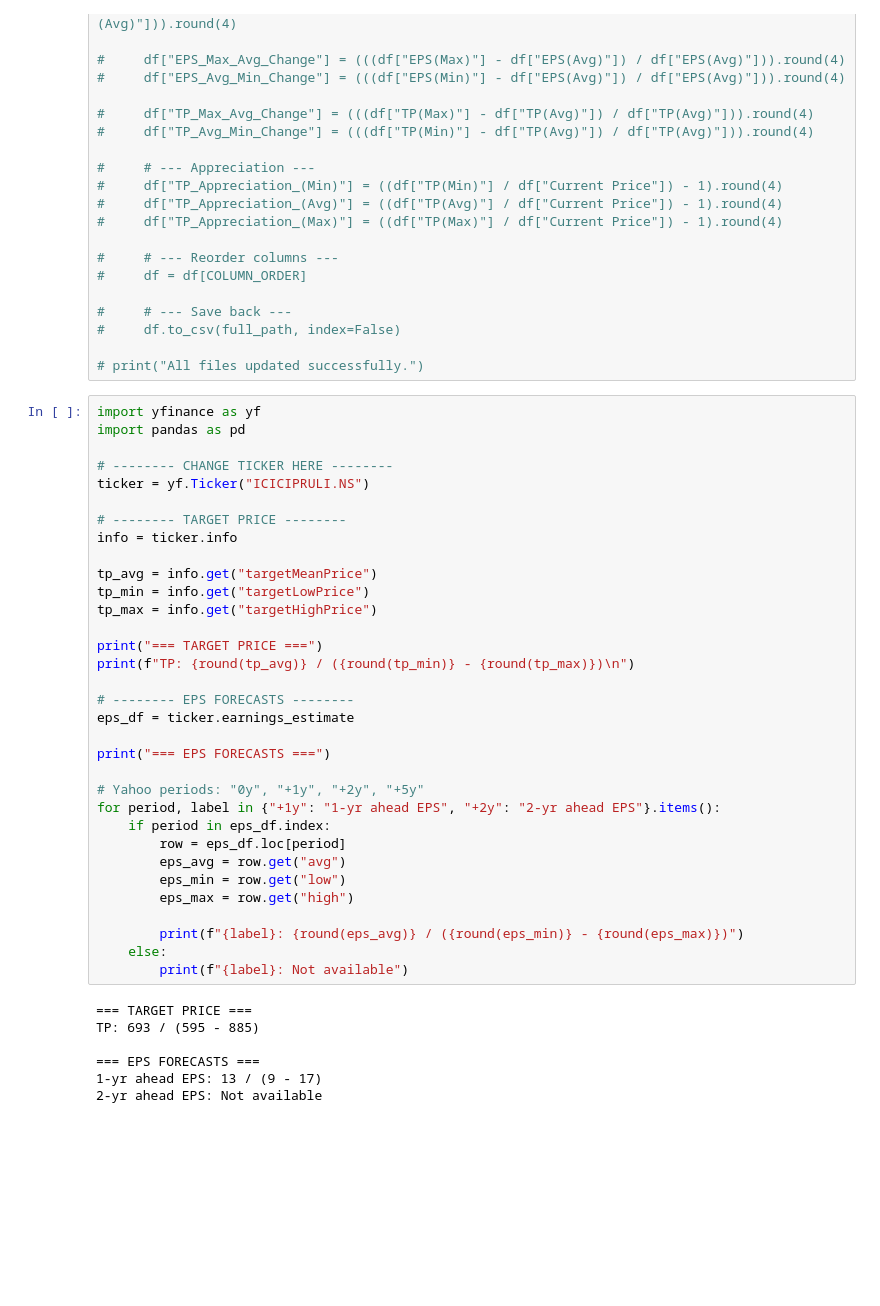
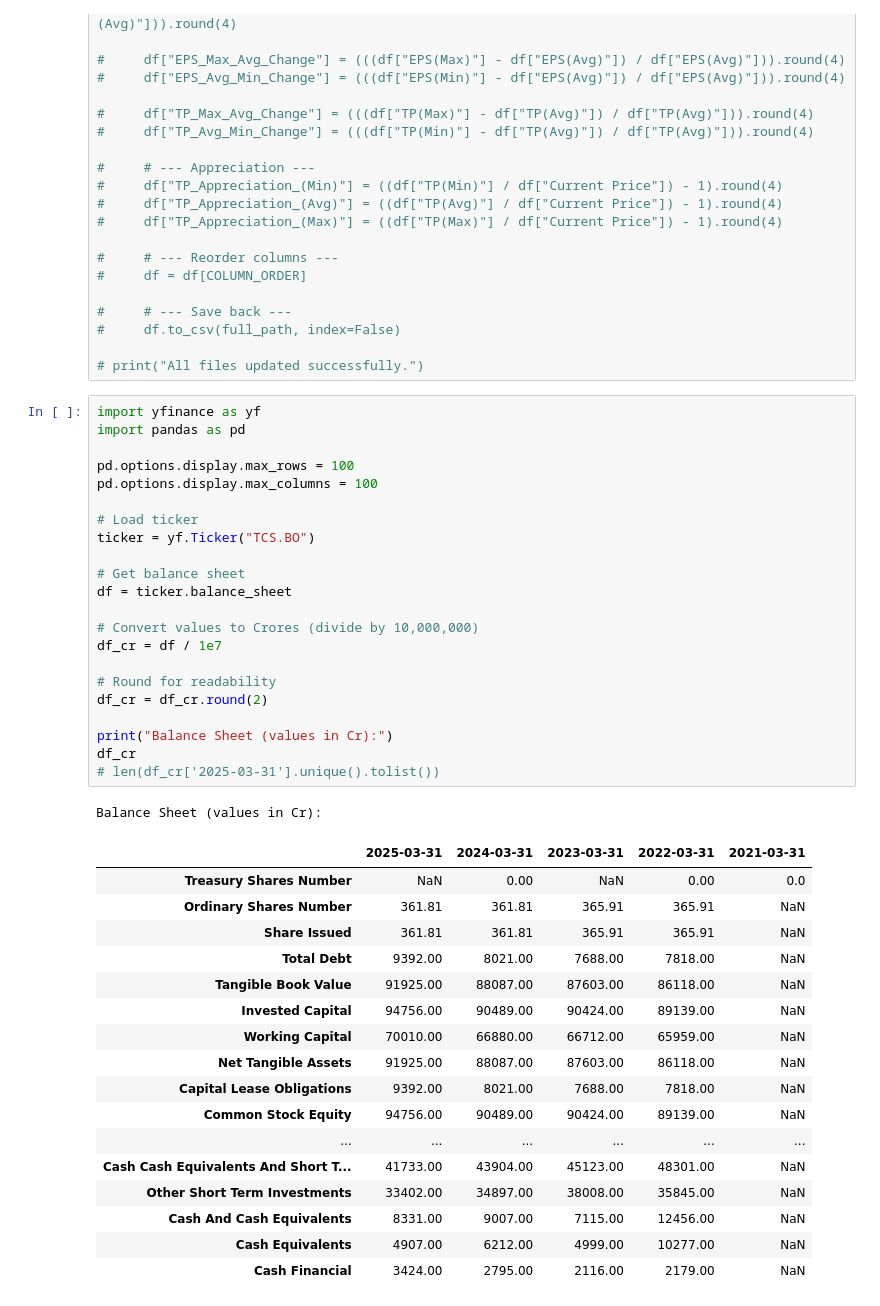
Before and after one commit to sudhirkulaye/JupyterProjects, a Jupyter notebook: YahooFinance/yahoo_consensus.ipynb, the cells around one changed output. Cells and saved outputs as stored; diff of their text form; blank space fills up the shorter version.

Commit message:
20260707 - Changes in Email Automatoin, MonteCarlo Simulator and Yahoo Finance

```diff
--- a/YahooFinance/yahoo_consensus.ipynb
+++ b/YahooFinance/yahoo_consensus.ipynb
@@ -322,40 +325,41 @@ Consensus data saved to: C:\MyDocuments\03Business\05ResearchAndAnalysis\StockIn
 # %%
 import yfinance as yf
 import pandas as pd
 
-# -------- CHANGE TICKER HERE --------
-ticker = yf.Ticker("ICICIPRULI.NS")
+pd.options.display.max_rows = 100
+pd.options.display.max_columns = 100
 
-# -------- TARGET PRICE --------
-info = ticker.info
+# Load ticker
+ticker = yf.Ticker("TCS.BO")
 
-tp_avg = info.get("targetMeanPrice")
-tp_min = info.get("targetLowPrice")
-tp_max = info.get("targetHighPrice")
+# Get balance sheet
+df = ticker.balance_sheet
 
-print("=== TARGET PRICE ===")
-print(f"TP: {round(tp_avg)} / ({round(tp_min)} - {round(tp_max)})\n")
+# Convert values to Crores (divide by 10,000,000)
+df_cr = df / 1e7
 
-# -------- EPS FORECASTS --------
-eps_df = ticker.earnings_estimate
+# Round for readability
+df_cr = df_cr.round(2)
 
-print("=== EPS FORECASTS ===")
-
-# Yahoo periods: "0y", "+1y", "+2y", "+5y"
-for period, label in {"+1y": "1‑yr ahead EPS", "+2y": "2‑yr ahead EPS"}.items():
-    if period in eps_df.index:
-        row = eps_df.loc[period]
-        eps_avg = row.get("avg")
-        eps_min = row.get("low")
-        eps_max = row.get("high")
-
-        print(f"{label}: {round(eps_avg)} / ({round(eps_min)} - {round(eps_max)})")
-    else:
-        print(f"{label}: Not available")
+print("Balance Sheet (values in Cr):")
+df_cr
+# len(df_cr['2025-03-31'].unique().tolist())
 # %% [output]
-=== TARGET PRICE ===
-TP: 693 / (595 - 885)
-
-=== EPS FORECASTS ===
-1‑yr ahead EPS: 13 / (9 - 17)
-2‑yr ahead EPS: Not available
+Balance Sheet (values in Cr):
+|  | 2025-03-31 | 2024-03-31 | 2023-03-31 | 2022-03-31 | 2021-03-31 |
+| Treasury Shares Number | NaN | 0.00 | NaN | 0.00 | 0.0 |
+| Ordinary Shares Number | 361.81 | 361.81 | 365.91 | 365.91 | NaN |
+| Share Issued | 361.81 | 361.81 | 365.91 | 365.91 | NaN |
+| Total Debt | 9392.00 | 8021.00 | 7688.00 | 7818.00 | NaN |
+| Tangible Book Value | 91925.00 | 88087.00 | 87603.00 | 86118.00 | NaN |
+| Invested Capital | 94756.00 | 90489.00 | 90424.00 | 89139.00 | NaN |
+| Working Capital | 70010.00 | 66880.00 | 66712.00 | 65959.00 | NaN |
+| Net Tangible Assets | 91925.00 | 88087.00 | 87603.00 | 86118.00 | NaN |
+| Capital Lease Obligations | 9392.00 | 8021.00 | 7688.00 | 7818.00 | NaN |
+| Common Stock Equity | 94756.00 | 90489.00 | 90424.00 | 89139.00 | NaN |
+| ... | ... | ... | ... | ... | ... |
+| Cash Cash Equivalents And Short T... | 41733.00 | 43904.00 | 45123.00 | 48301.00 | NaN |
+| Other Short Term Investments | 33402.00 | 34897.00 | 38008.00 | 35845.00 | NaN |
+| Cash And Cash Equivalents | 8331.00 | 9007.00 | 7115.00 | 12456.00 | NaN |
+| Cash Equivalents | 4907.00 | 6212.00 | 4999.00 | 10277.00 | NaN |
+| Cash Financial | 3424.00 | 2795.00 | 2116.00 | 2179.00 | NaN |
```
Also changed, not shown: parts of 1 cell of this notebook, 7 other files.
